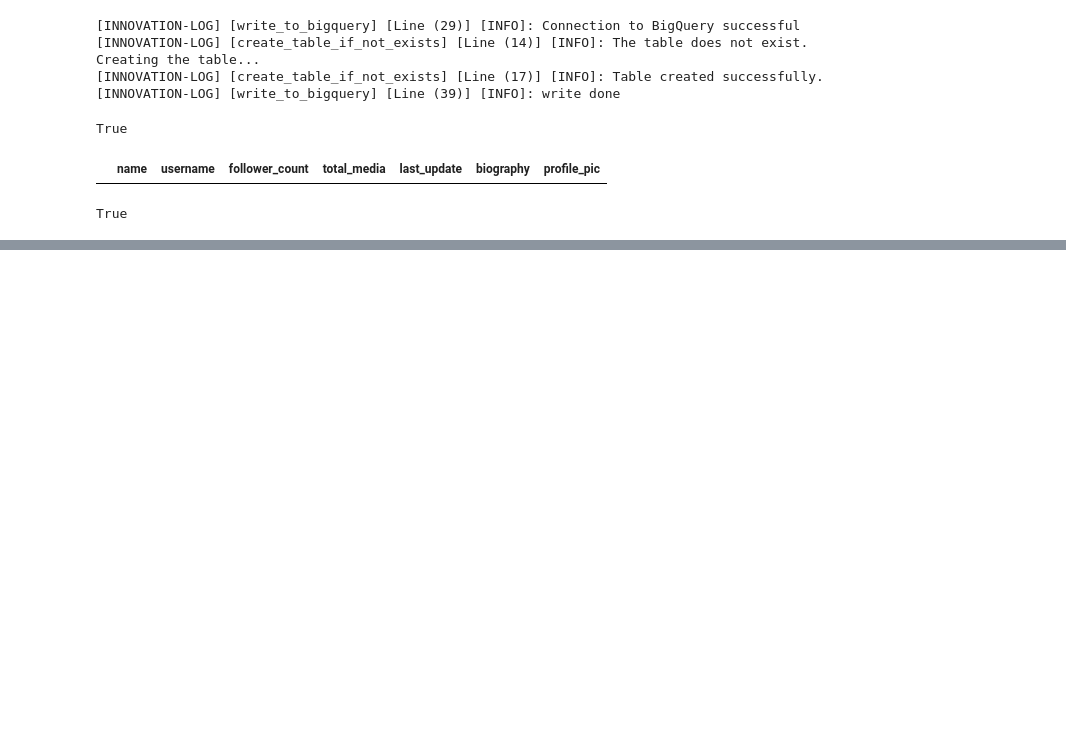
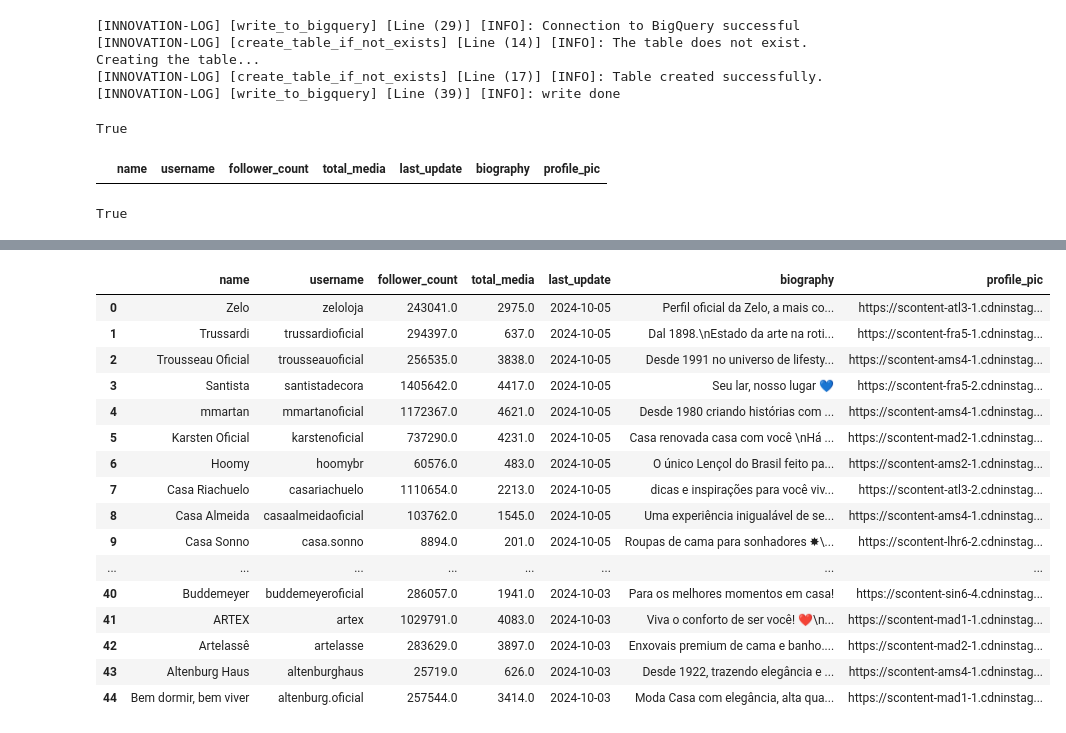
Before and after one commit to AmmoJailton/kpi-indicadores2, a Jupyter notebook: notebooks/discovery_instagram_api.ipynb, the cells around one changed output, grey strips where cells are left out. Cells and saved outputs as stored; diff of their text form; code cells hidden in the pictures; blank space fills up the shorter version.

```diff
--- a/notebooks/discovery_instagram_api.ipynb
+++ b/notebooks/discovery_instagram_api.ipynb
@@ -1211,0 +1266,68 @@ True
+# %%
+from commom.data_classes.instagram_data_class import InstagramAccountInfo
+from innovation_messenger import IEmailProperties, Messenger
+from commom.database.queries.query_instagram_monitor import QUERY_INSTAGRAM_MONITOR
+import pandas as pd
+import datetime
+from commom.instagram_data.instagram_data_manager import InstagramDataManager
+from innovation_api.api.services.instagram_monitor_service import InstagramMonitorService
+
+usernames = [
+        "altenburg.oficial",
+        "altenburghaus",
+        "artelasse",
+        "artex",
+        "buddemeyeroficial",
+        "casaalmeidaoficial",
+        "casariachuelo",
+        "casa.sonno",
+        "hoomybr",
+        "karstenoficial",
+        "mmartanoficial",
+        "santistadecora",
+        "trussardioficial",
+        "trousseauoficial",
+        "zeloloja"
+    ]
+account_info_list = [InstagramAccountInfo(name='Bem dormir, bem viver', username='altenburg.oficial', follower_count=257642, total_media=3416, last_update=datetime.date(2024, 10, 5), biography='Moda Casa com elegância, alta qualidade, tecnologias e práticas cada vez mais sustentáveis para o seu bem-estar.', profile_pic='https://scontent-cdg4-2.cdninstagram.com/v/t51.2885-19/405204100_311861495005263_4564322676966450610_n.jpg?stp=dst-jpg_s640x640&_nc_ht=scontent-cdg4-2.cdninstagram.com&_nc_cat=103&_nc_ohc=LtGaU_7eWFUQ7kNvgHCEbWy&_nc_gid=98ae0afb2b894f4faa5401f90566077f&edm=AO4kU9EBAAAA&ccb=7-5&oh=00_AYC9ITL-jbFFt87hWNRkS8kXDQ--dU0ikmadQPH2Csu98A&oe=67062AD6&_nc_sid=164c1d'),
+ InstagramAccountInfo(name='Altenburg Haus', username='altenburghaus', follower_count=25729, total_media=626, last_update=datetime.date(2024, 10, 5), biography='Desde 1922, trazendo elegância e sofisticação atemporais para sua casa.', profile_pic='https://scontent-fra3-1.cdninstagram.com/v/t51.2885-19/262576167_1531601293888325_7082004465475942676_n.jpg?stp=dst-jpg_s640x640&_nc_ht=scontent-fra3-1.cdninstagram.com&_nc_cat=105&_nc_ohc=liV2pd_wGfsQ7kNvgGbAbVT&_nc_gid=aa08ced7dc2d46f3a29dcdd242ae4529&edm=AO4kU9EBAAAA&ccb=7-5&oh=00_AYCV0xPYJlTU6oBMXD-dLH29pAUozdXOlA953rODeO8PjQ&oe=6706257C&_nc_sid=164c1d'),
+ InstagramAccountInfo(name='Artelassê', username='artelasse', follower_count=283655, total_media=3898, last_update=datetime.date(2024, 10, 5), biography='Enxovais premium de cama e banho.\nPara quem valoriza o descanso e o autocuidado.\n40 anos cuidando do seu conforto e\xa0sono\xa0perfeito!', profile_pic='https://scontent-mad2-1.cdninstagram.com/v/t51.2885-19/445750899_1621929715222978_3588756742387398129_n.jpg?stp=dst-jpg_s320x320&_nc_ht=scontent-mad2-1.cdninstagram.com&_nc_cat=1&_nc_ohc=0rOWDV62sNkQ7kNvgEdC72p&_nc_gid=6e0631e2e435407b9af65504d8651fb5&edm=AO4kU9EBAAAA&ccb=7-5&oh=00_AYBsuYr47u9wU_doZici3vVB8rYx6fQ_cDDNzDpVMuD9eA&oe=67060D93&_nc_sid=164c1d'),
+ InstagramAccountInfo(name='ARTEX', username='artex', follower_count=1029798, total_media=4085, last_update=datetime.date(2024, 10, 5), biography='Viva o conforto de ser você! ❤️\n• Use o cupom AXBEMVINDO10', profile_pic='https://scontent-ams4-1.cdninstagram.com/v/t51.2885-19/455108042_860014102275169_1657998699154895928_n.jpg?stp=dst-jpg_s640x640&_nc_ht=scontent-ams4-1.cdninstagram.com&_nc_cat=101&_nc_ohc=eAECUEqMujgQ7kNvgGHXB5w&_nc_gid=efc0e714bb244987aad65ab816d8f173&edm=AO4kU9EBAAAA&ccb=7-5&oh=00_AYBzltVLE-I5n1mJcvq1doGbK9LC9wX18IhCFEIEidGMPA&oe=6705F681&_nc_sid=164c1d'),
+ InstagramAccountInfo(name='Buddemeyer', username='buddemeyeroficial', follower_count=286068, total_media=1941, last_update=datetime.date(2024, 10, 5), biography='Para os melhores momentos em casa!', profile_pic='https://scontent.cdninstagram.com/v/t51.2885-19/289682394_2265494573613032_8652412004800493322_n.jpg?stp=dst-jpg_s640x640&_nc_ht=scontent.cdninstagram.com&_nc_cat=108&_nc_ohc=cayeZSqiZgMQ7kNvgEe23wP&_nc_gid=736f156a4cf3445ba2e8d05aefaaf338&edm=AO4kU9EBAAAA&ccb=7-5&oh=00_AYC33n11o6tOsnYK4cz4trZrju30b-nBLRZvhdARrjJeig&oe=67062570&_nc_sid=164c1d'),
+ InstagramAccountInfo(name='Casa Almeida', username='casaalmeidaoficial', follower_count=103762, total_media=1545, last_update=datetime.date(2024, 10, 5), biography='Uma experiência inigualável de sensações e estilo!', profile_pic='https://scontent-ams4-1.cdninstagram.com/v/t51.2885-19/34703221_1956236587754446_834498736724901888_n.jpg?stp=dst-jpg_s640x640&_nc_ht=scontent-ams4-1.cdninstagram.com&_nc_cat=110&_nc_ohc=3eJL4ySO3pYQ7kNvgFyWGz9&_nc_gid=3e047a455ab742a5bfdf06135b78f163&edm=AO4kU9EBAAAA&ccb=7-5&oh=00_AYB6bsNrdHa1pynxbhusgkcogy6a6owmVxKInLgME5H-Mg&oe=67061F19&_nc_sid=164c1d'),
+ InstagramAccountInfo(name='Casa Riachuelo', username='casariachuelo', follower_count=1110654, total_media=2213, last_update=datetime.date(2024, 10, 5), biography='dicas e inspirações para você viver a sua casa de um jeito especial. 🏠 ✨', profile_pic='https://scontent-atl3-2.cdninstagram.com/v/t51.2885-19/92350347_237345247643174_3460258913331445760_n.jpg?stp=dst-jpg_s320x320&_nc_ht=scontent-atl3-2.cdninstagram.com&_nc_cat=102&_nc_ohc=EnfxT9QvKU4Q7kNvgHcTclw&_nc_gid=e16d5152b123488c9078f2a6c7fa17b1&edm=AO4kU9EBAAAA&ccb=7-5&oh=00_AYAsAAqDZvLhRfjQaQc1Y6uG5v2YFYByLmqoUjoikZiG8w&oe=67062C1F&_nc_sid=164c1d'),
+ InstagramAccountInfo(name='Casa Sonno', username='casa.sonno', follower_count=8894, total_media=201, last_update=datetime.date(2024, 10, 5), biography='Roupas de cama para sonhadores ✸\nFeitas no Brasil\nShop now ↓', profile_pic='https://scontent-lhr6-2.cdninstagram.com/v/t51.2885-19/341393986_1553390998483044_2412731059355813972_n.jpg?stp=dst-jpg_s640x640&_nc_ht=scontent-lhr6-2.cdninstagram.com&_nc_cat=100&_nc_ohc=7B32t8BN9C8Q7kNvgGlORU3&_nc_gid=46ed43f7eb9849a6ba5e5679e926c7da&edm=AO4kU9EBAAAA&ccb=7-5&oh=00_AYA8Uu_RuneRABPk2--LIrImCVU691gnInsYEApCC7y-wQ&oe=67062051&_nc_sid=164c1d'),
+ InstagramAccountInfo(name='Hoomy', username='hoomybr', follower_count=60576, total_media=483, last_update=datetime.date(2024, 10, 5), biography='O único Lençol do Brasil feito para você dormir melhor e a Toalha turca mais fofa do país!\n—\nClique no link para comprar 👇', profile_pic='https://scontent-ams2-1.cdninstagram.com/v/t51.2885-19/457778998_1576420316646210_3765466817309600786_n.jpg?stp=dst-jpg_s640x640&_nc_ht=scontent-ams2-1.cdninstagram.com&_nc_cat=106&_nc_ohc=2RDayQHoY30Q7kNvgE7iAc5&_nc_gid=480ccf47ad884726b271502422d72cd5&edm=AO4kU9EBAAAA&ccb=7-5&oh=00_AYCqzgvHRfh7LwDlhjPne5lWsxVPB8GIH8SfGgVYdHOXZQ&oe=67062AF5&_nc_sid=164c1d'),
+ InstagramAccountInfo(name='Karsten Oficial', username='karstenoficial', follower_count=737290, total_media=4231, last_update=datetime.date(2024, 10, 5), biography='Casa renovada casa com você \nHá 141 anos trazendo um toque de conforto em cada detalhe. Sinta-se em casa 💙', profile_pic='https://scontent-mad2-1.cdninstagram.com/v/t51.2885-19/345913952_1014306869732536_903903603524720529_n.jpg?stp=dst-jpg_s640x640&_nc_ht=scontent-mad2-1.cdninstagram.com&_nc_cat=104&_nc_ohc=yQ_yeHCLmPcQ7kNvgH7i9k-&_nc_gid=8f39cf08b7574adf8116c6466a8fc223&edm=AO4kU9EBAAAA&ccb=7-5&oh=00_AYDVAuF99F3IyB9FXoVm2Hrmd1vP8WL0SbVkDfc_AWKwlg&oe=67060259&_nc_sid=164c1d'),
+ InstagramAccountInfo(name='mmartan', username='mmartanoficial', follower_count=1172367, total_media=4621, last_update=datetime.date(2024, 10, 5), biography='Desde 1980 criando histórias com a sua casa, seja no toque macio dos lençóis, banho aconchegante ou aromas inconfundíveis.', profile_pic='https://scontent-ams4-1.cdninstagram.com/v/t51.2885-19/404293436_766960741933447_2962518092099297043_n.jpg?stp=dst-jpg_s640x640&_nc_ht=scontent-ams4-1.cdninstagram.com&_nc_cat=107&_nc_ohc=1NsIvSyXtEQQ7kNvgHbsyBR&_nc_gid=02aba14097534b83bf70558b77b4dc8a&edm=AO4kU9EBAAAA&ccb=7-5&oh=00_AYDDaSVMSTC7ybbTYiZa_T4ppIgJDfck8FKPwOTIfg67iw&oe=670610B1&_nc_sid=164c1d'),
+ InstagramAccountInfo(name='Santista', username='santistadecora', follower_count=1405642, total_media=4417, last_update=datetime.date(2024, 10, 5), biography='Seu lar, nosso lugar 💙', profile_pic='https://scontent-fra5-2.cdninstagram.com/v/t51.2885-19/404885874_328526089932705_8322732610566886133_n.jpg?stp=dst-jpg_s640x640&_nc_ht=scontent-fra5-2.cdninstagram.com&_nc_cat=109&_nc_ohc=axn4TbzUzcQQ7kNvgEZIlnk&_nc_gid=81a8b60d3c8e4dcbaaaa8a2139364cc5&edm=AO4kU9EBAAAA&ccb=7-5&oh=00_AYDv30vqfrQChhQ75zcmPL8sRO595O4cjlAvdD0hl4A9kA&oe=67060898&_nc_sid=164c1d'),
+ InstagramAccountInfo(name='Trussardi', username='trussardioficial', follower_count=294397, total_media=637, last_update=datetime.date(2024, 10, 5), biography='Dal 1898.\nEstado da arte na rotina\nConheças nossas lojas: São Paulo, Curitiba, Campo Largo, Brasília e Porto Belo.', profile_pic='https://scontent-fra5-1.cdninstagram.com/v/t51.2885-19/453568447_1161029788338532_402977306230369935_n.jpg?stp=dst-jpg_s640x640&_nc_ht=scontent-fra5-1.cdninstagram.com&_nc_cat=1&_nc_ohc=y2f6z0RZ6cEQ7kNvgF9LYtt&_nc_gid=043dc795457e48b184fd573c7a05a030&edm=AO4kU9EBAAAA&ccb=7-5&oh=00_AYCYuCwsZUc91MU_26lRzEslak-h7KnAwDB0U2HU3LD-qg&oe=67061F3A&_nc_sid=164c1d'),
+ InstagramAccountInfo(name='Trousseau Oficial', username='trousseauoficial', follower_count=256535, total_media=3838, last_update=datetime.date(2024, 10, 5), biography='Desde 1991 no universo de lifestyle, com produtos premium de cama, banho, fragrâncias para casa, entre outros.', profile_pic='https://scontent-ams4-1.cdninstagram.com/v/t51.2885-19/271404018_252793856983126_5267776868860026477_n.jpg?stp=dst-jpg_s640x640&_nc_ht=scontent-ams4-1.cdninstagram.com&_nc_cat=110&_nc_ohc=_Jg79N8neNAQ7kNvgG4ULEO&_nc_gid=c71da0a9ccba470d859e671ac12cb33e&edm=AO4kU9EBAAAA&ccb=7-5&oh=00_AYCpssu6djwBzCgoM1YkA21sKvu9zhKrFzF4WV-R0aUxeQ&oe=67061C71&_nc_sid=164c1d'),
+ InstagramAccountInfo(name='Zelo', username='zeloloja', follower_count=243041, total_media=2975, last_update=datetime.date(2024, 10, 5), biography='Perfil oficial da Zelo, a mais completa rede especializada em cama, mesa e banho do Brasil.', profile_pic='https://scontent-atl3-1.cdninstagram.com/v/t51.2885-19/460159523_516877664613932_2282200909243022485_n.jpg?stp=dst-jpg_s640x640&_nc_ht=scontent-atl3-1.cdninstagram.com&_nc_cat=108&_nc_ohc=0Qmfnk7H_U0Q7kNvgGkJ7Uo&_nc_gid=984435272c6c425581eae5186e9194a1&edm=AO4kU9EBAAAA&ccb=7-5&oh=00_AYD9bxizUQ9IIF_R5SNf17F4xor6gGDAaUNIi1TaAKyAhw&oe=6705FE6B&_nc_sid=164c1d')
+]
+
+manager = InstagramDataManager()
+service = InstagramMonitorService(messenger=Messenger())
+
+dataset = manager.load_current_account_history_dataset(source='bigquery', query=QUERY_INSTAGRAM_MONITOR)
+result = manager.update_accounts_history_dataset(dataset=dataset, account_info_list=account_info_list)
+result
+# service.update_accounts_info(usernames=usernames, debug_mode=True)
+# %% [output]
+|  | name | username | follower_count | total_media | last_update | biography | profile_pic |
+| 0 | Zelo | zeloloja | 243041.0 | 2975.0 | 2024-10-05 | Perfil oficial da Zelo, a mais co... | https://scontent-atl3-1.cdninstag... |
+| 1 | Trussardi | trussardioficial | 294397.0 | 637.0 | 2024-10-05 | Dal 1898.\nEstado da arte na roti... | https://scontent-fra5-1.cdninstag... |
+| 2 | Trousseau Oficial | trousseauoficial | 256535.0 | 3838.0 | 2024-10-05 | Desde 1991 no universo de lifesty... | https://scontent-ams4-1.cdninstag... |
+| 3 | Santista | santistadecora | 1405642.0 | 4417.0 | 2024-10-05 | Seu lar, nosso lugar 💙 | https://scontent-fra5-2.cdninstag... |
+| 4 | mmartan | mmartanoficial | 1172367.0 | 4621.0 | 2024-10-05 | Desde 1980 criando histórias com ... | https://scontent-ams4-1.cdninstag... |
+| 5 | Karsten Oficial | karstenoficial | 737290.0 | 4231.0 | 2024-10-05 | Casa renovada casa com você \nHá ... | https://scontent-mad2-1.cdninstag... |
+| 6 | Hoomy | hoomybr | 60576.0 | 483.0 | 2024-10-05 | O único Lençol do Brasil feito pa... | https://scontent-ams2-1.cdninstag... |
+| 7 | Casa Riachuelo | casariachuelo | 1110654.0 | 2213.0 | 2024-10-05 | dicas e inspirações para você viv... | https://scontent-atl3-2.cdninstag... |
+| 8 | Casa Almeida | casaalmeidaoficial | 103762.0 | 1545.0 | 2024-10-05 | Uma experiência inigualável de se... | https://scontent-ams4-1.cdninstag... |
+| 9 | Casa Sonno | casa.sonno | 8894.0 | 201.0 | 2024-10-05 | Roupas de cama para sonhadores ✸\... | https://scontent-lhr6-2.cdninstag... |
+| ... | ... | ... | ... | ... | ... | ... | ... |
+| 40 | Buddemeyer | buddemeyeroficial | 286057.0 | 1941.0 | 2024-10-03 | Para os melhores momentos em casa! | https://scontent-sin6-4.cdninstag... |
+| 41 | ARTEX | artex | 1029791.0 | 4083.0 | 2024-10-03 | Viva o conforto de ser você! ❤️\n... | https://scontent-mad1-1.cdninstag... |
+| 42 | Artelassê | artelasse | 283629.0 | 3897.0 | 2024-10-03 | Enxovais premium de cama e banho.... | https://scontent-mad2-1.cdninstag... |
+| 43 | Altenburg Haus | altenburghaus | 25719.0 | 626.0 | 2024-10-03 | Desde 1922, trazendo elegância e ... | https://scontent-ams4-1.cdninstag... |
+| 44 | Bem dormir, bem viver | altenburg.oficial | 257544.0 | 3414.0 | 2024-10-03 | Moda Casa com elegância, alta qua... | https://scontent-mad1-1.cdninstag... |
```
Also changed, not shown: parts of 2 cells of this notebook, 8 other files.
